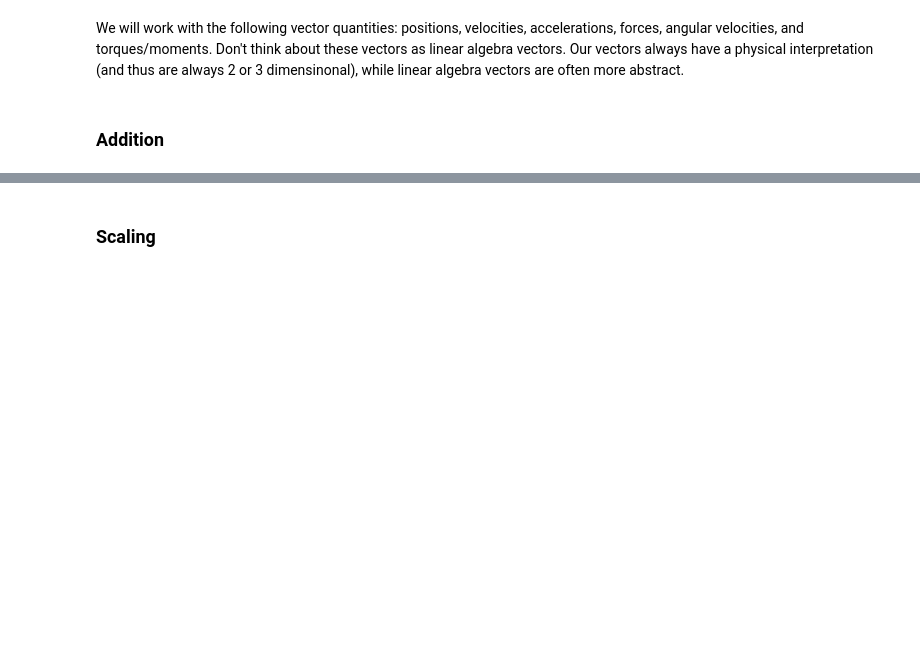
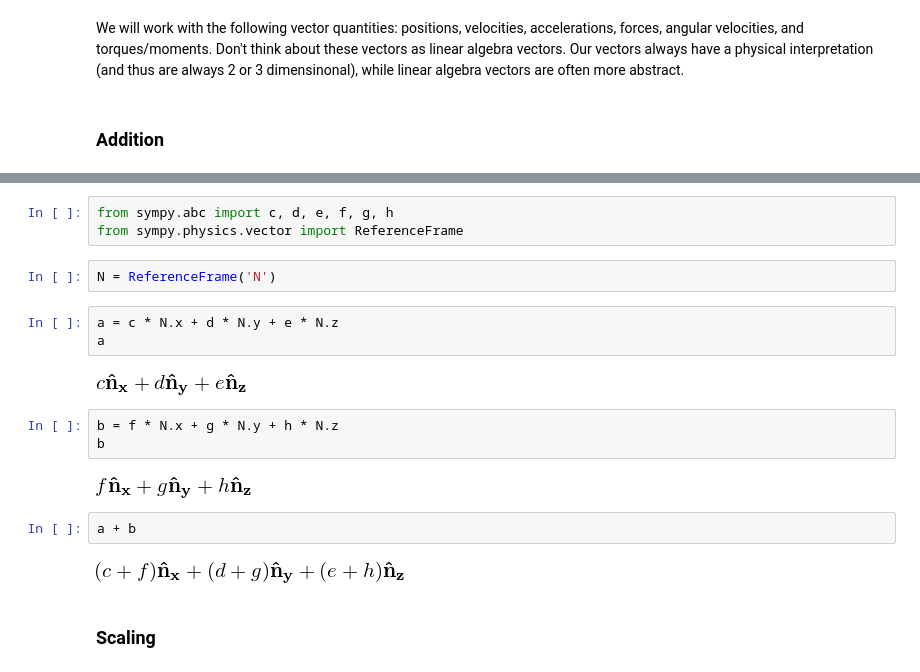
Before and after one commit to pydy/pydy-tutorial-human-standing, a Jupyter notebook: notebooks/n01_dynamics_overview.ipynb, the cells around one changed output, grey strips where cells are left out. Drawn from its saved outputs; the diff is of its cells as text; blank space fills up the shorter version.

```diff
--- a/notebooks/n01_dynamics_overview.ipynb
+++ b/notebooks/n01_dynamics_overview.ipynb
@@ -55,6 +57,25 @@ We will work with the following vector quantities: positions, velocities, accele
 When we add vector $\v{b}$ to vector $\v{a}$, the result is a vector that starts at the tail of $\v{a}$ and ends at the tip of $\v{b}$:
 
 ![Vector addition](files/figures/vector_addition.svg)
+# %%
+from sympy.abc import c, d, e, f, g, h
+from sympy.physics.vector import ReferenceFrame
+# %%
+N = ReferenceFrame('N')
+# %%
+a = c * N.x + d * N.y + e * N.z
+a
+# %% [output]
+[figure, added]
+# %%
+b = f * N.x + g * N.y + h * N.z
+b
+# %% [output]
+[figure, added]
+# %%
+a + b
+# %% [output]
+[figure, added]
 # %% [markdown]
 ### Scaling
 # %% [markdown]
```
Also changed, not shown: parts of 29 cells of this notebook.
